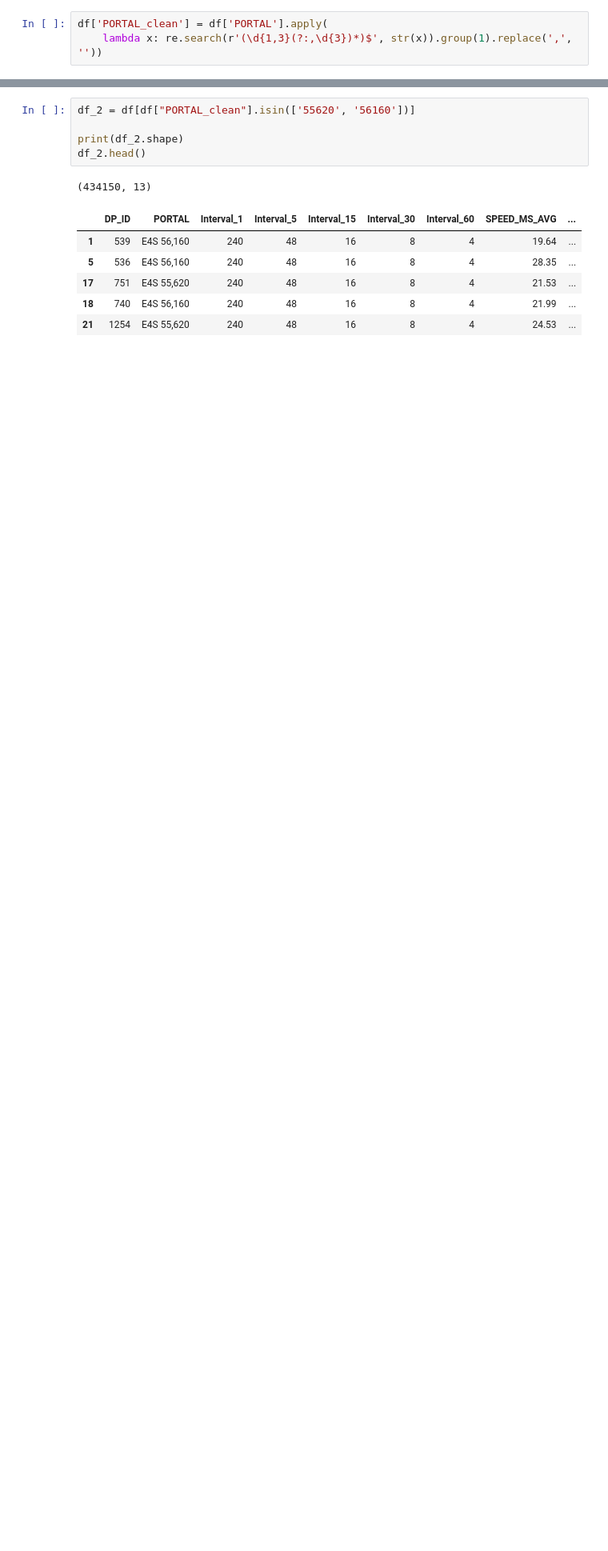
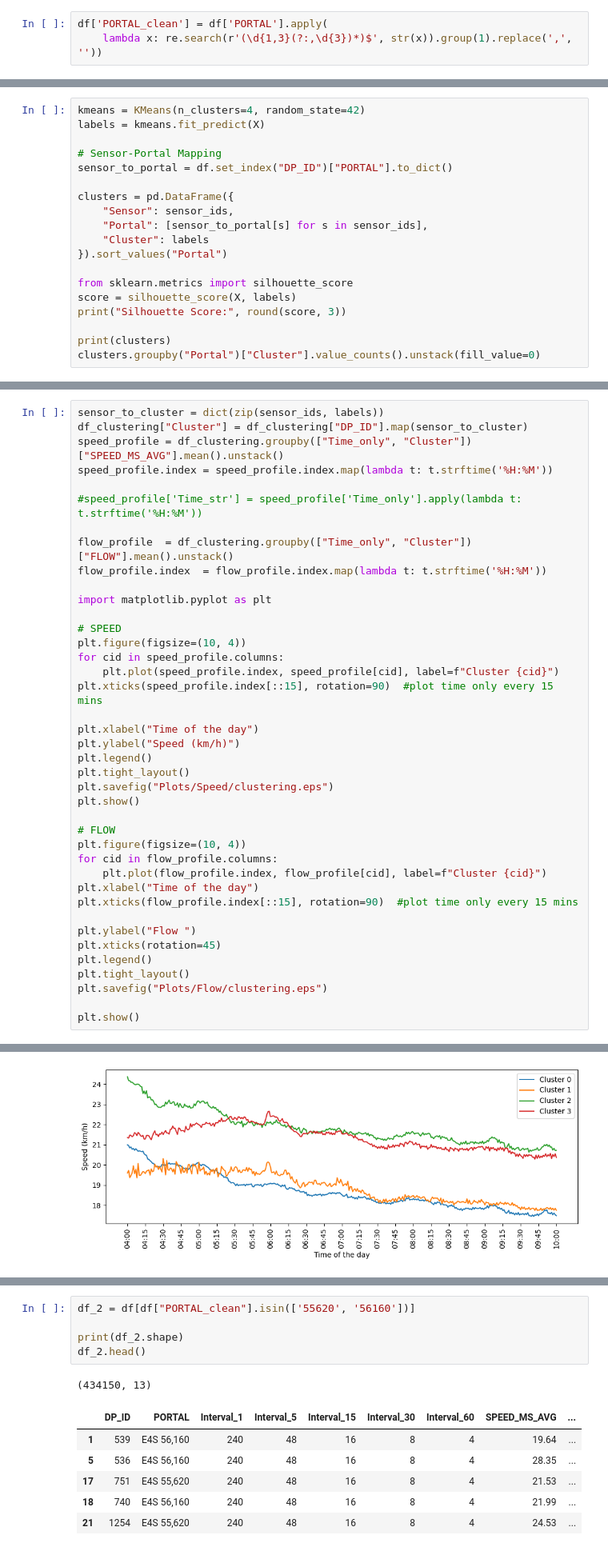
Before and after one commit to Jojo18-20/Project_AI_Transportation, a Jupyter notebook: data_exploration.ipynb, the cells around one changed output, grey strips where cells are left out. Shown at 80% size. Cells and saved outputs as stored; diff of their text form; blank space fills up the shorter version.

Commit message:
clustering added

```diff
--- a/data_exploration.ipynb
+++ b/data_exploration.ipynb
@@ -211,0 +303,19 @@ plt.show()
+# %%
+kmeans = KMeans(n_clusters=4, random_state=42)
+labels = kmeans.fit_predict(X)
+
+# Sensor-Portal Mapping
+sensor_to_portal = df.set_index("DP_ID")["PORTAL"].to_dict()
+
+clusters = pd.DataFrame({
+    "Sensor": sensor_ids,
+    "Portal": [sensor_to_portal[s] for s in sensor_ids],
+    "Cluster": labels
+}).sort_values("Portal")
+
+from sklearn.metrics import silhouette_score
+score = silhouette_score(X, labels)
+print("Silhouette Score:", round(score, 3))
+
+print(clusters)
+clusters.groupby("Portal")["Cluster"].value_counts().unstack(fill_value=0)
@@ -211,0 +350,41 @@ plt.show()
+# %%
+sensor_to_cluster = dict(zip(sensor_ids, labels))
+df_clustering["Cluster"] = df_clustering["DP_ID"].map(sensor_to_cluster)
+speed_profile = df_clustering.groupby(["Time_only", "Cluster"])["SPEED_MS_AVG"].mean().unstack()
+speed_profile.index = speed_profile.index.map(lambda t: t.strftime('%H:%M'))
+
+#speed_profile['Time_str'] = speed_profile['Time_only'].apply(lambda t: t.strftime('%H:%M'))
+
+flow_profile  = df_clustering.groupby(["Time_only", "Cluster"])["FLOW"].mean().unstack()
+flow_profile.index  = flow_profile.index.map(lambda t: t.strftime('%H:%M'))
+
+import matplotlib.pyplot as plt
+
+# SPEED
+plt.figure(figsize=(10, 4))
+for cid in speed_profile.columns:
+    plt.plot(speed_profile.index, speed_profile[cid], label=f"Cluster {cid}")
+plt.xticks(speed_profile.index[::15], rotation=90)  #plot time only every 15 mins
+
+plt.xlabel("Time of the day")
+plt.ylabel("Speed (km/h)")
+plt.legend()
+plt.tight_layout()
+plt.savefig("Plots/Speed/clustering.eps")
+plt.show()
+
+# FLOW
+plt.figure(figsize=(10, 4))
+for cid in flow_profile.columns:
+    plt.plot(flow_profile.index, flow_profile[cid], label=f"Cluster {cid}")
+plt.xlabel("Time of the day")
+plt.xticks(flow_profile.index[::15], rotation=90)  #plot time only every 15 mins
+
+plt.ylabel("Flow ")
+plt.xticks(rotation=45)
+plt.legend()
+plt.tight_layout()
+plt.savefig("Plots/Flow/clustering.eps")
+
+plt.show()
+# %% [output]
@@ -211,0 +392 @@ plt.show()
+[figure, added]
```
Also changed, not shown: parts of 13 cells of this notebook, 8 other files.
